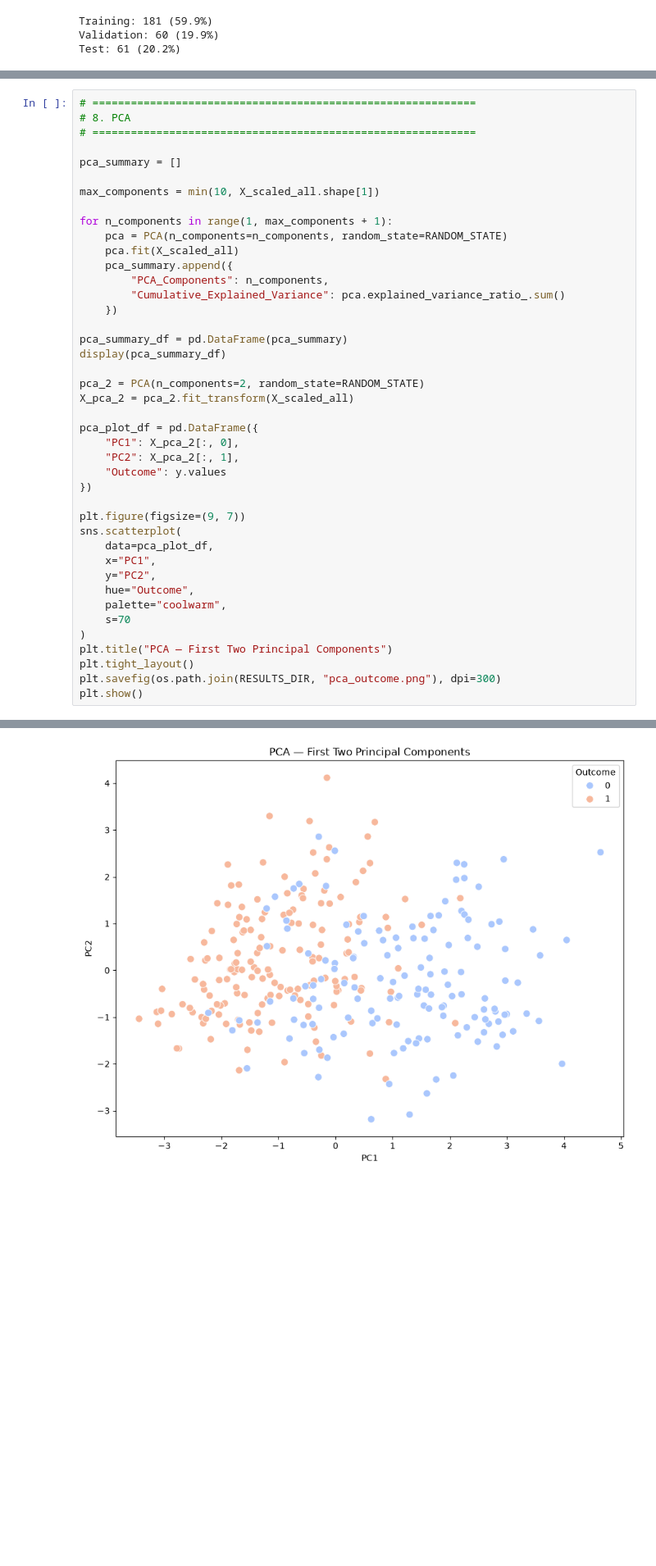
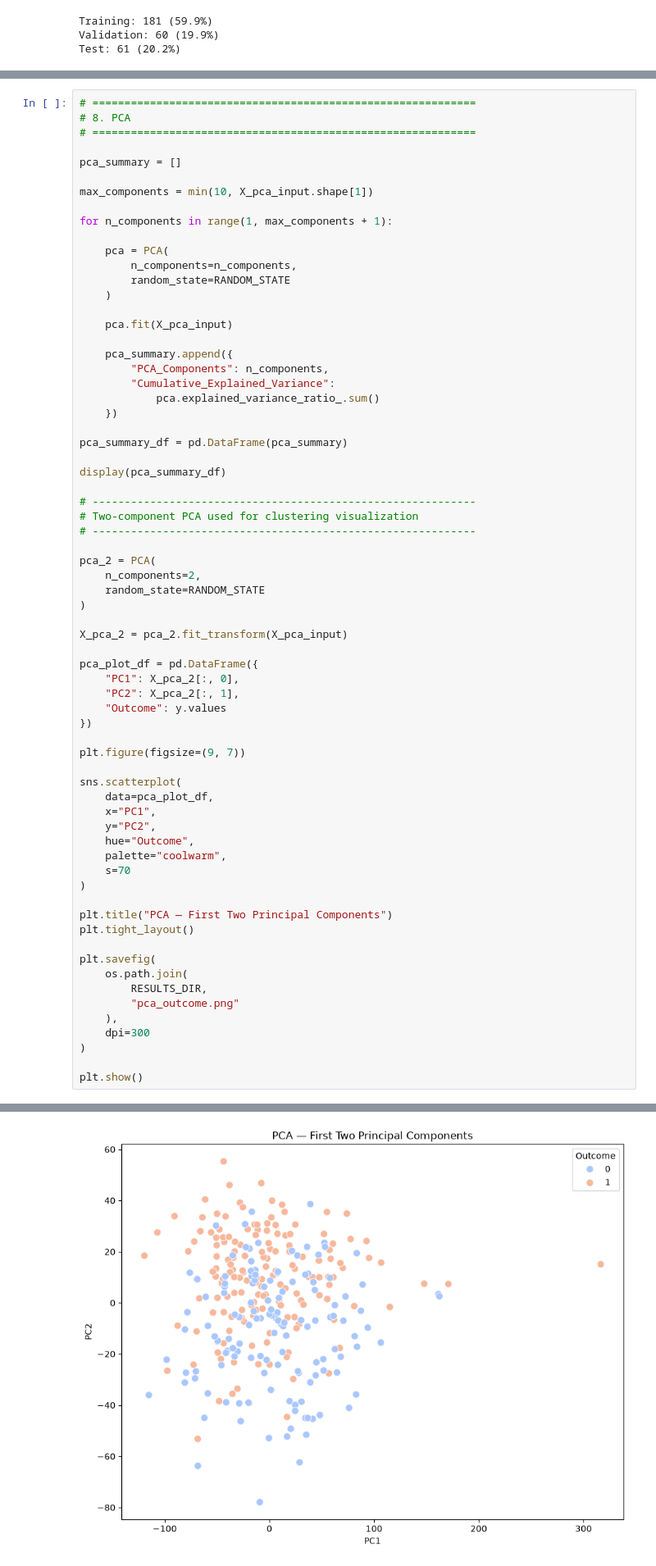
Before and after one commit to PREETHI-T0511/MI-RISK-PREDICTION, a Jupyter notebook: notebooks/part1_reproduction.ipynb, the cells around one changed output, grey strips where cells are left out. Shown at 82% size. Saved outputs shown, nothing was run; the diff lists cells and outputs as text; blank space fills up the shorter version.

```diff
--- a/notebooks/part1_reproduction.ipynb
+++ b/notebooks/part1_reproduction.ipynb
@@ -291,21 +310,37 @@ Scaling complete.
 
 pca_summary = []
 
-max_components = min(10, X_scaled_all.shape[1])
+max_components = min(10, X_pca_input.shape[1])
 
 for n_components in range(1, max_components + 1):
-    pca = PCA(n_components=n_components, random_state=RANDOM_STATE)
-    pca.fit(X_scaled_all)
+
+    pca = PCA(
+        n_components=n_components,
+        random_state=RANDOM_STATE
+    )
+
+    pca.fit(X_pca_input)
+
     pca_summary.append({
         "PCA_Components": n_components,
-        "Cumulative_Explained_Variance": pca.explained_variance_ratio_.sum()
+        "Cumulative_Explained_Variance":
+            pca.explained_variance_ratio_.sum()
     })
 
 pca_summary_df = pd.DataFrame(pca_summary)
+
 display(pca_summary_df)
 
-pca_2 = PCA(n_components=2, random_state=RANDOM_STATE)
-X_pca_2 = pca_2.fit_transform(X_scaled_all)
+# ------------------------------------------------------------
+# Two-component PCA used for clustering visualization
+# ------------------------------------------------------------
+
+pca_2 = PCA(
+    n_components=2,
+    random_state=RANDOM_STATE
+)
+
+X_pca_2 = pca_2.fit_transform(X_pca_input)
 
 pca_plot_df = pd.DataFrame({
     "PC1": X_pca_2[:, 0],
@@ -314,6 +349,7 @@ pca_plot_df = pd.DataFrame({
 })
 
 plt.figure(figsize=(9, 7))
+
 sns.scatterplot(
     data=pca_plot_df,
     x="PC1",
@@ -322,9 +358,18 @@ sns.scatterplot(
     palette="coolwarm",
     s=70
 )
+
 plt.title("PCA — First Two Principal Components")
 plt.tight_layout()
-plt.savefig(os.path.join(RESULTS_DIR, "pca_outcome.png"), dpi=300)
+
+plt.savefig(
+    os.path.join(
+        RESULTS_DIR,
+        "pca_outcome.png"
+    ),
+    dpi=300
+)
+
 plt.show()
 # %% [output]
 |  | PCA_Components | Cumulative_Explained_Variance |
@@ -341,4 +386,4 @@ plt.show()
-[figure, old version]
+[figure, new version]
 # %%
 # ============================================================
 # 9. K-Means clustering + ARI
```
Also changed, not shown: parts of 13 cells of this notebook, 7 other files.
